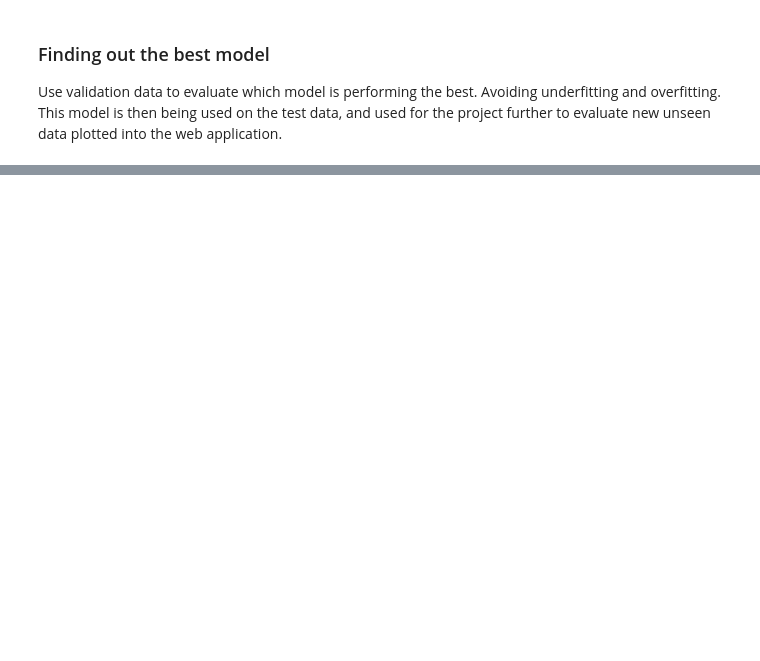
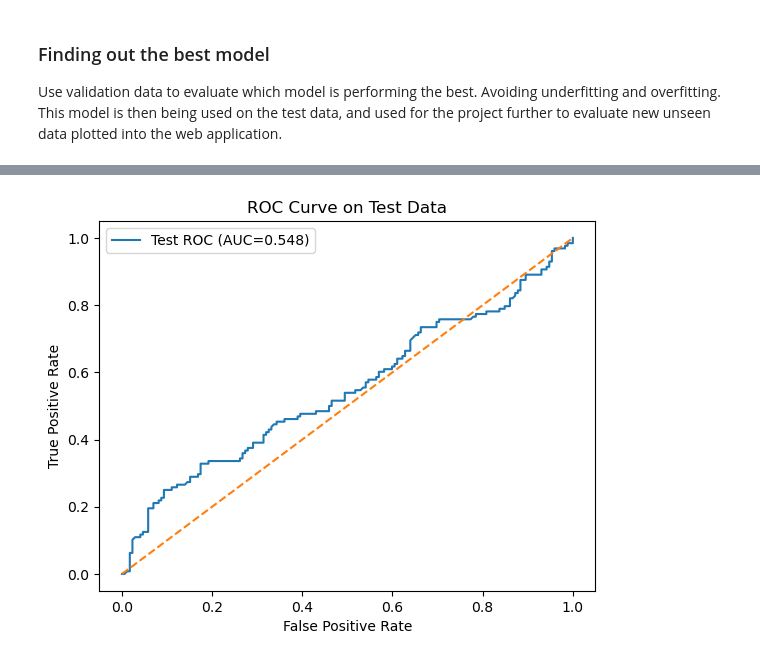
Before and after one commit to sofie-aa/Master-Thesis, a Jupyter notebook: Code/data_processing.ipynb, the cells around one changed output, grey strips where cells are left out. Saved outputs shown, nothing was run; the diff lists cells and outputs as text; code cells hidden in the pictures; blank space fills up the shorter version.

```diff
--- a/Code/data_processing.ipynb
+++ b/Code/data_processing.ipynb
@@ -413,0 +602,20 @@ Use validation data to evaluate which model is performing the best. Avoiding und
+# %%
+best_model = bestmodel_lr
+
+probs_test = best_model.predict_proba(X_test)[:,1]
+
+from sklearn.metrics import roc_curve, roc_auc_score
+
+fpr, tpr, _ = roc_curve(y_test, probs_test)
+
+plt.plot(fpr, tpr, label=f"Test ROC (AUC={roc_auc_score(y_test, probs_test):.3f})")
+plt.plot([0,1],[0,1],'--')
+
+plt.xlabel("False Positive Rate")
+plt.ylabel("True Positive Rate")
+plt.title("ROC Curve on Test Data")
+plt.legend()
+
+plt.show()
+# %% [output]
+[figure, added]
```
Also changed, not shown: parts of 19 cells of this notebook.
